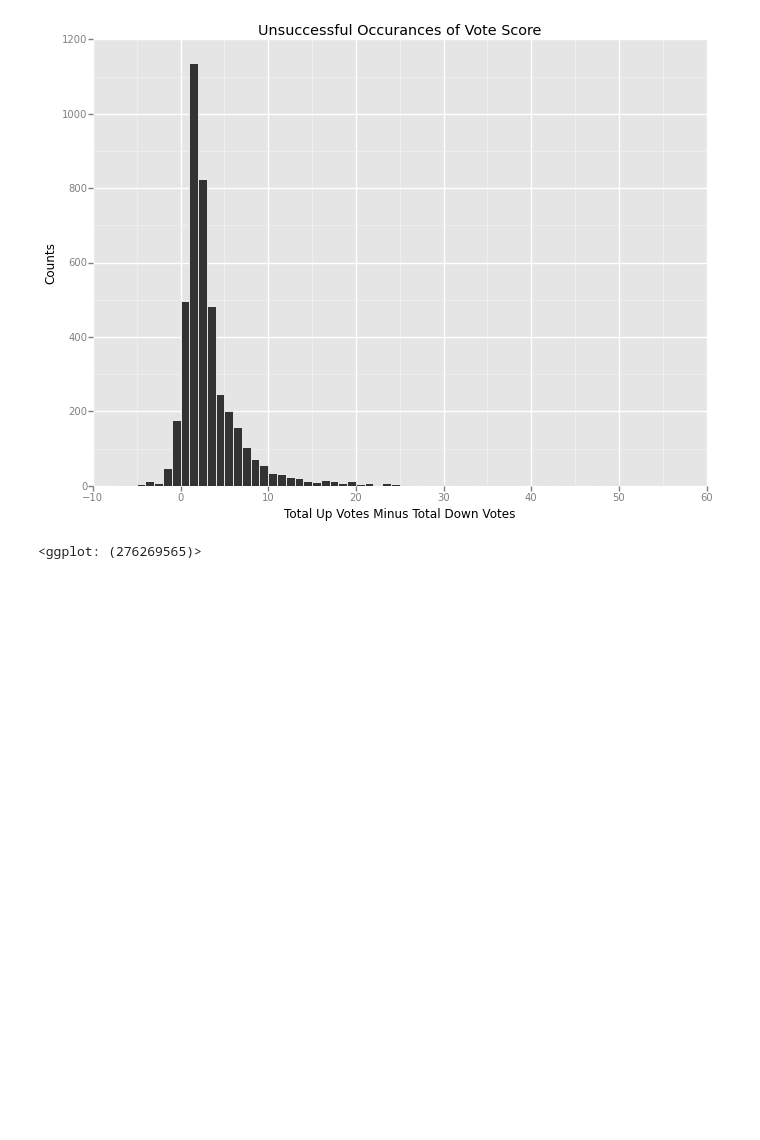
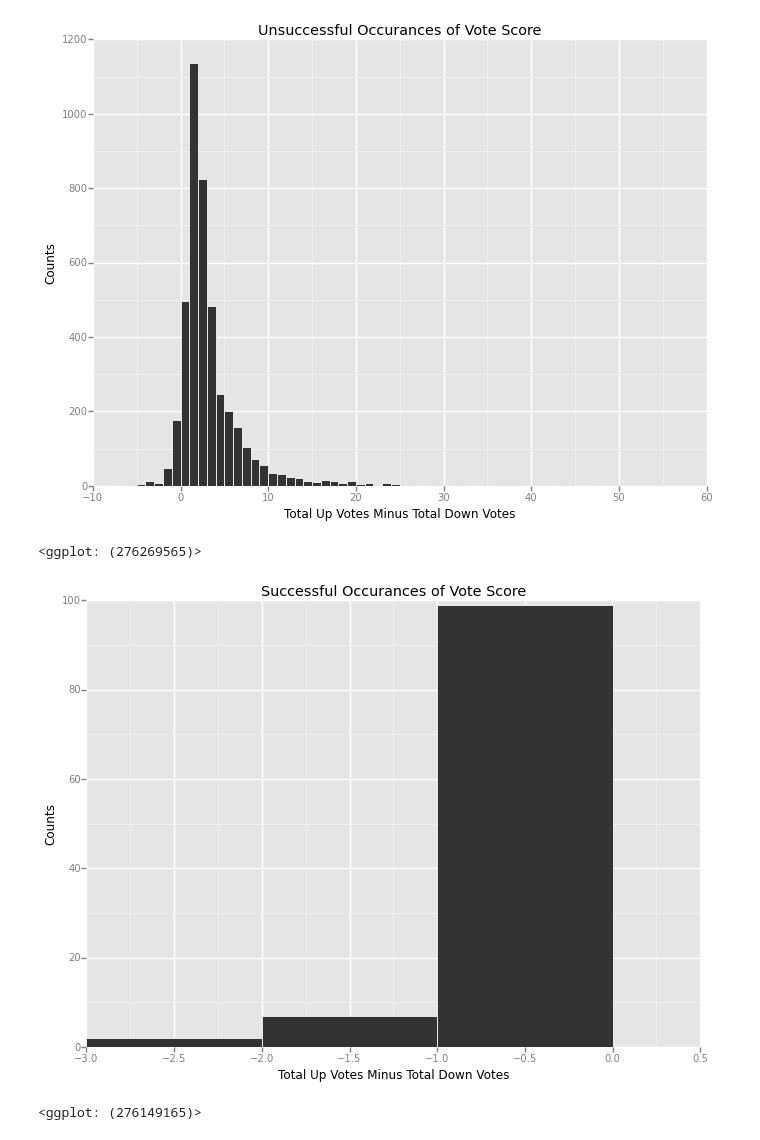
Before and after one commit to asbhat/data-science-class, a Jupyter notebook: data-processing-assignment/pizza_request_dataset/1.9 Data Processing.ipynb, the cells around one changed output. Cells and saved outputs as stored; diff of their text form; code cells hidden in the pictures; blank space fills up the shorter version.

Commit message:
negative tail graphs

```diff
--- a/data-processing-assignment/pizza_request_dataset/1.9 Data Processing.ipynb
+++ b/data-processing-assignment/pizza_request_dataset/1.9 Data Processing.ipynb
@@ -391,3 +391,8 @@ ggplot(pdVoteData[(pdVoteData['success']==False) & (pdVoteData['total_up_minus_d
 # %% [output]
 [figure]
 <ggplot: (276269565)>
+# %%
+ggplot(pdVoteData[(pdVoteData['success']) & (pdVoteData['total_up_minus_down'] <= 0)], aes(x='total_up_minus_down')) + geom_histogram(binwidth=1) + xlab('Total Up Votes Minus Total Down Votes') + ylab('Counts') + ggtitle('Successful Occurances of Vote Score')
+# %% [output]
+[figure, added]
+<ggplot: (276149165)>
```
Also changed, not shown: parts of 1 cell of this notebook.
